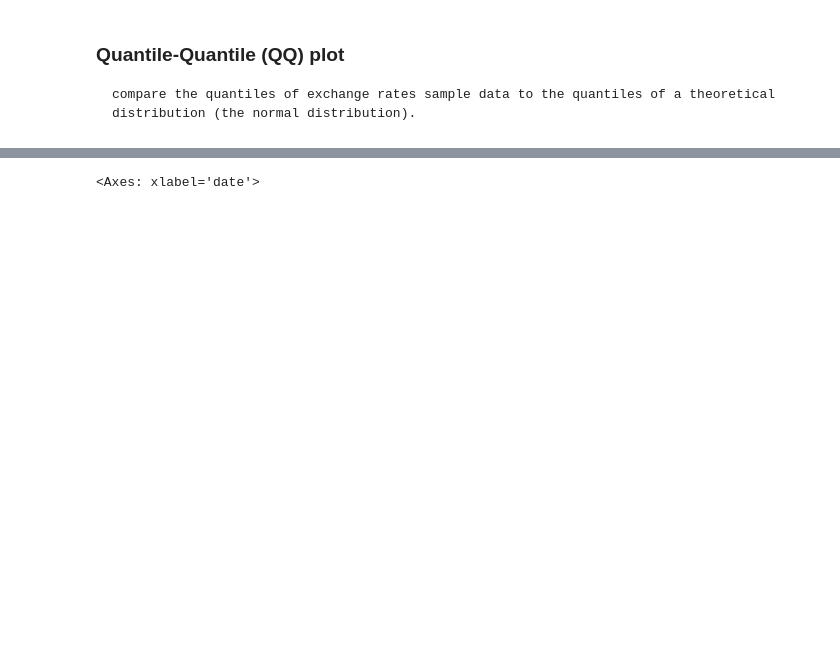
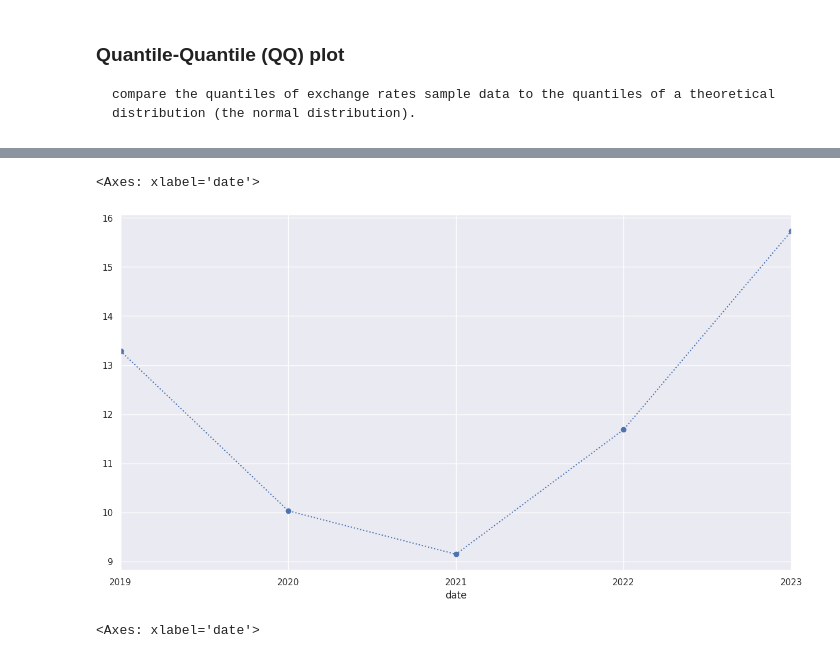
Before and after one commit to 5JKY/Project, a Jupyter notebook: data_visualization.ipynb, the cells around one changed output, grey strips where cells are left out. Saved outputs shown, nothing was run; the diff lists cells and outputs as text; code cells hidden in the pictures; blank space fills up the shorter version.

```diff
--- a/data_visualization.ipynb
+++ b/data_visualization.ipynb
@@ -309 +312,6 @@ plt.legend()
+# %%
+selling_rates.resample('BA').std().plot(style=':', label='standard deviation of each year', marker='o')
+# %% [output]
+<Axes: xlabel='date'>
+[figure, added]
 # %%
```
Also changed, not shown: parts of 18 cells of this notebook.
